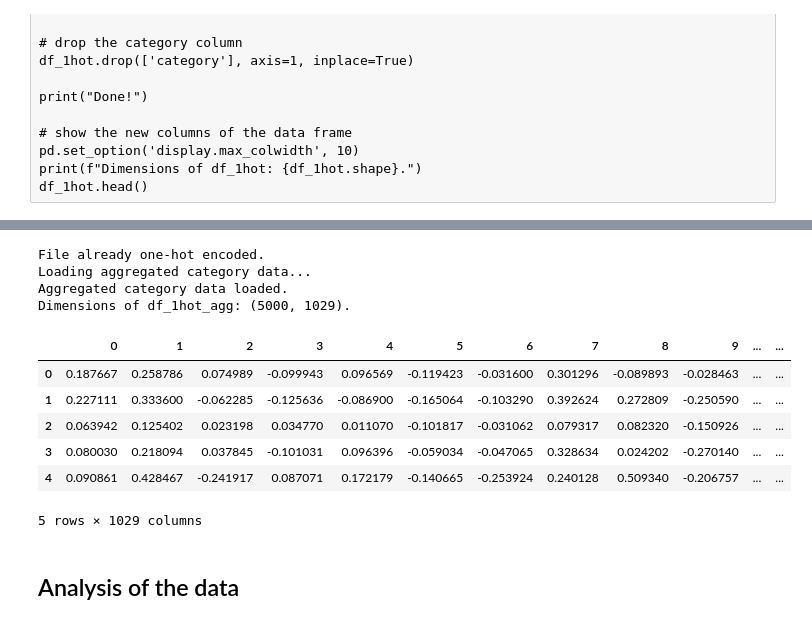
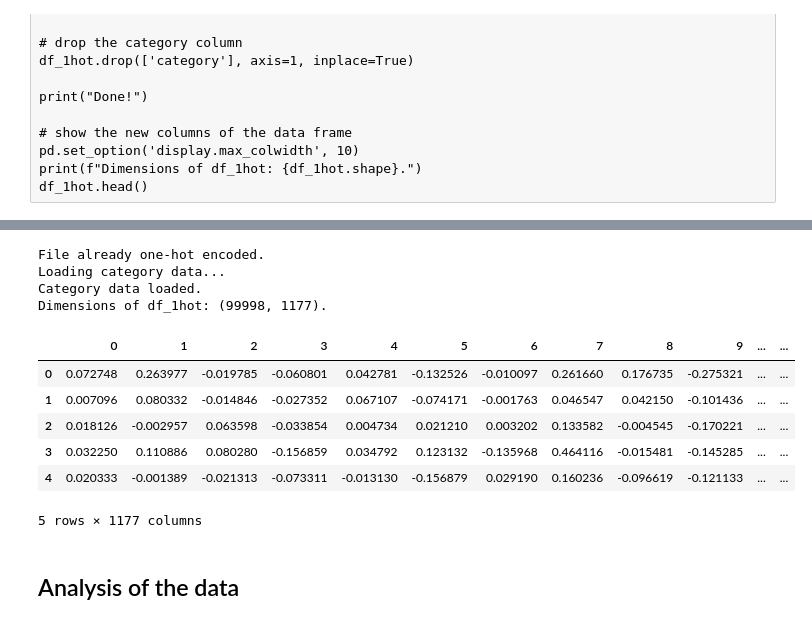
Before and after one commit to saattrupdan/scholarly, a Jupyter notebook: paper_classifier.ipynb, the cells around one changed output, grey strips where cells are left out. Drawn from its saved outputs; the diff is of its cells as text; code cells hidden in the pictures.

```diff
--- a/paper_classifier.ipynb
+++ b/paper_classifier.ipynb
@@ -53,12 +51,12 @@ Alternatively, I have downloaded metadata from about a million papers using this
 
 Choose your favorite below. Alternatively, of course, you can set it to be the file name of your own scraped data.
 # %%
-file_name = "arxiv_sample_1000"
+file_name = "arxiv_sample_100000"
 # %% [markdown]
 Next up, we specify the folder in which we will store all our data. Change to whatever folder you would like.
 # %%
 home_dir = str(Path.home())
-data_path = os.path.join(home_dir, "pCloudDrive", "Public Folder", "scholarly_data")
+data_path = os.path.join(home_dir, "pCloudDrive", "public_folder", "scholarly_data")
 # %% [markdown]
 ## Fetching data
 # %% [markdown]
@@ -232,29 +244,29 @@ df_1hot.head()
 # %%
-# one-hot encode aggregated categories
-onehot.one_hot_agg(file_name, data_path)
+# one-hot encode categories
+onehot.one_hot(file_name, data_path)
 
 # load data
-print("Loading aggregated category data...")
-full_path = os.path.join(data_path, f"{file_name}_1hot_agg.csv")
-df_1hot_agg = pd.read_csv(full_path)
-print(f"Aggregated category data loaded.")
+print("Loading category data...")
+full_path = os.path.join(data_path, f"{file_name}_1hot.csv")
+df_1hot = pd.read_csv(full_path)
+print(f"Category data loaded.")
 
 # show the new columns of the data frame
 pd.set_option('display.max_colwidth', 10)
-print(f"Dimensions of df_1hot_agg: {df_1hot_agg.shape}.")
-df_1hot_agg.head()
+print(f"Dimensions of df_1hot: {df_1hot.shape}.")
+df_1hot.head()
 # %% [output]
 File already one-hot encoded.
-Loading aggregated category data...
-Aggregated category data loaded.
-Dimensions of df_1hot_agg: (5000, 1029).
+Loading category data...
+Category data loaded.
+Dimensions of df_1hot: (99998, 1177).
 |  | 0 | 1 | 2 | 3 | 4 | 5 | 6 | 7 | 8 | 9 | ... | ... |
-| 0 | 0.187667 | 0.258786 | 0.074989 | -0.099943 | 0.096569 | -0.119423 | -0.031600 | 0.301296 | -0.089893 | -0.028463 | ... | ... |
-| 1 | 0.227111 | 0.333600 | -0.062285 | -0.125636 | -0.086900 | -0.165064 | -0.103290 | 0.392624 | 0.272809 | -0.250590 | ... | ... |
-| 2 | 0.063942 | 0.125402 | 0.023198 | 0.034770 | 0.011070 | -0.101817 | -0.031062 | 0.079317 | 0.082320 | -0.150926 | ... | ... |
-| 3 | 0.080030 | 0.218094 | 0.037845 | -0.101031 | 0.096396 | -0.059034 | -0.047065 | 0.328634 | 0.024202 | -0.270140 | ... | ... |
-| 4 | 0.090861 | 0.428467 | -0.241917 | 0.087071 | 0.172179 | -0.140665 | -0.253924 | 0.240128 | 0.509340 | -0.206757 | ... | ... |
+| 0 | 0.072748 | 0.263977 | -0.019785 | -0.060801 | 0.042781 | -0.132526 | -0.010097 | 0.261660 | 0.176735 | -0.275321 | ... | ... |
+| 1 | 0.007096 | 0.080332 | -0.014846 | -0.027352 | 0.067107 | -0.074171 | -0.001763 | 0.046547 | 0.042150 | -0.101436 | ... | ... |
+| 2 | 0.018126 | -0.002957 | 0.063598 | -0.033854 | 0.004734 | 0.021210 | 0.003202 | 0.133582 | -0.004545 | -0.170221 | ... | ... |
+| 3 | 0.032250 | 0.110886 | 0.080280 | -0.156859 | 0.034792 | 0.123132 | -0.135968 | 0.464116 | -0.015481 | -0.145285 | ... | ... |
+| 4 | 0.020333 | -0.001389 | -0.021313 | -0.073311 | -0.013130 | -0.156879 | 0.029190 | 0.160236 | -0.096619 | -0.121133 | ... | ... |
-5 rows × 1029 columns
+5 rows × 1177 columns
 # %% [markdown]
 ## Analysis of the data
 # %% [markdown]
```
Also changed, not shown: parts of 17 cells of this notebook, 2 other files.
